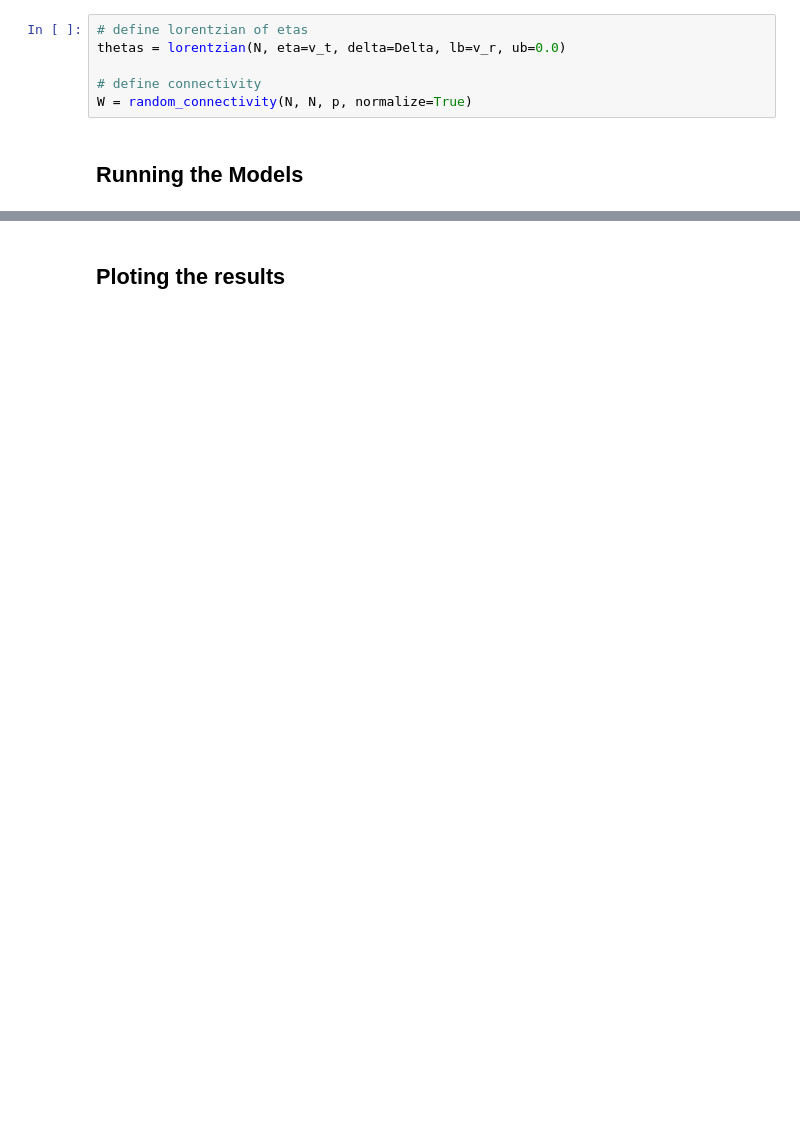
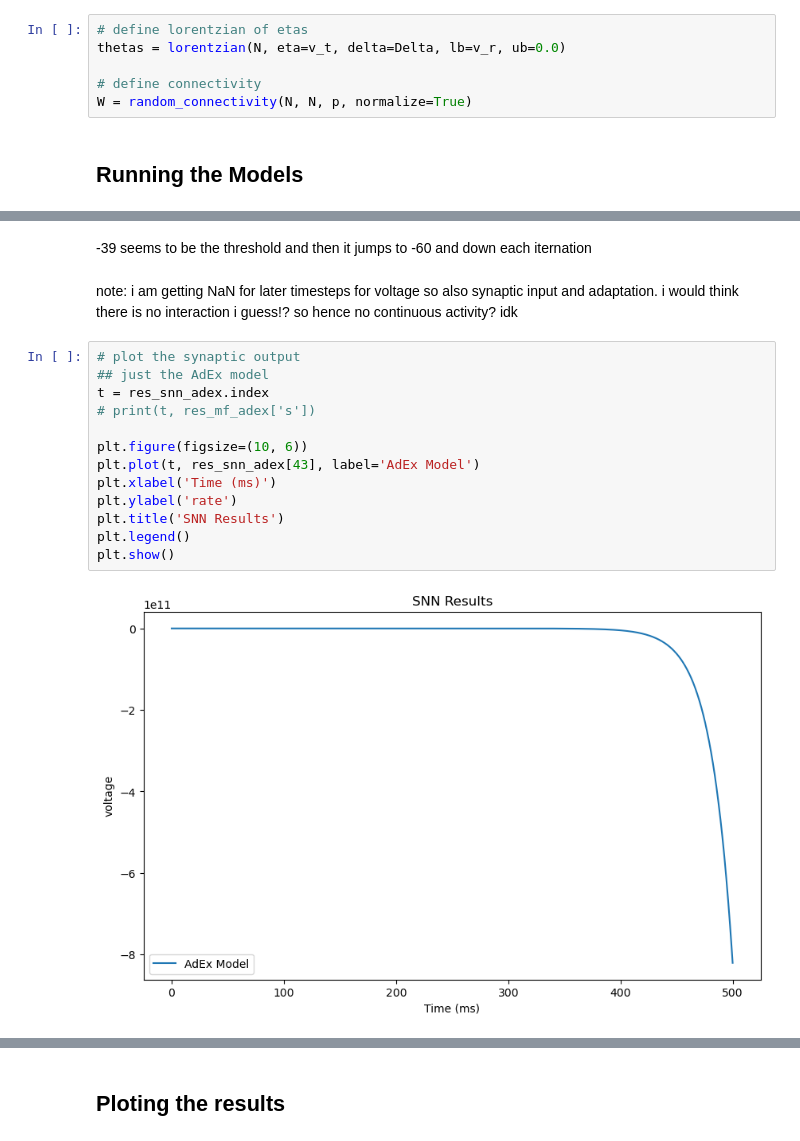
Before and after one commit to d-mihaila/AdEx-heterogeneiety-in-Balanced-Networks, a Jupyter notebook: adex_vs_ik_SNNs.ipynb, the cells around one changed output, grey strips where cells are left out. Drawn from its saved outputs; the diff is of its cells as text; blank space fills up the shorter version.

```diff
--- a/adex_vs_ik_SNNs.ipynb
+++ b/adex_vs_ik_SNNs.ipynb
@@ -97,3 +127,22 @@ Progress: 127880/250000
+# %% [markdown]
+-39 seems to be the threshold and then it jumps to -60 and down each iternation
+# %% [markdown]
+note: i am getting NaN for later timesteps for voltage so also synaptic input and adaptation. i would think there is no interaction i guess!? so hence no continuous activity? idk
+# %%
+# plot the synaptic output
+## just the AdEx model
+t = res_snn_adex.index
+# print(t, res_mf_adex['s'])
+
+plt.figure(figsize=(10, 6))
+plt.plot(t, res_snn_adex[43], label='AdEx Model')
+plt.xlabel('Time (ms)')
+plt.ylabel('rate')
+plt.title('SNN Results')
+plt.legend()
+plt.show()
+# %% [output]
+[figure, added]
 # %%
 # initialize model
 node_vars_ik = {"C": C, "k": k, "v_r": v_r, "v_theta": thetas, "eta": eta, "tau_u": 1/a, "b": b, "kappa": d,
```
Also changed, not shown: parts of 11 cells of this notebook, 1 other file.
